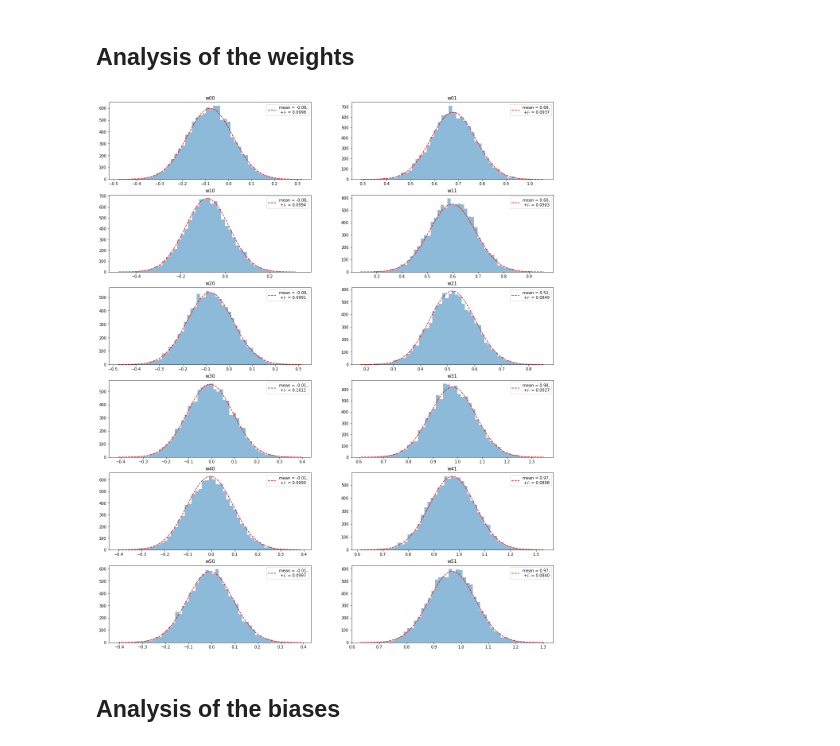
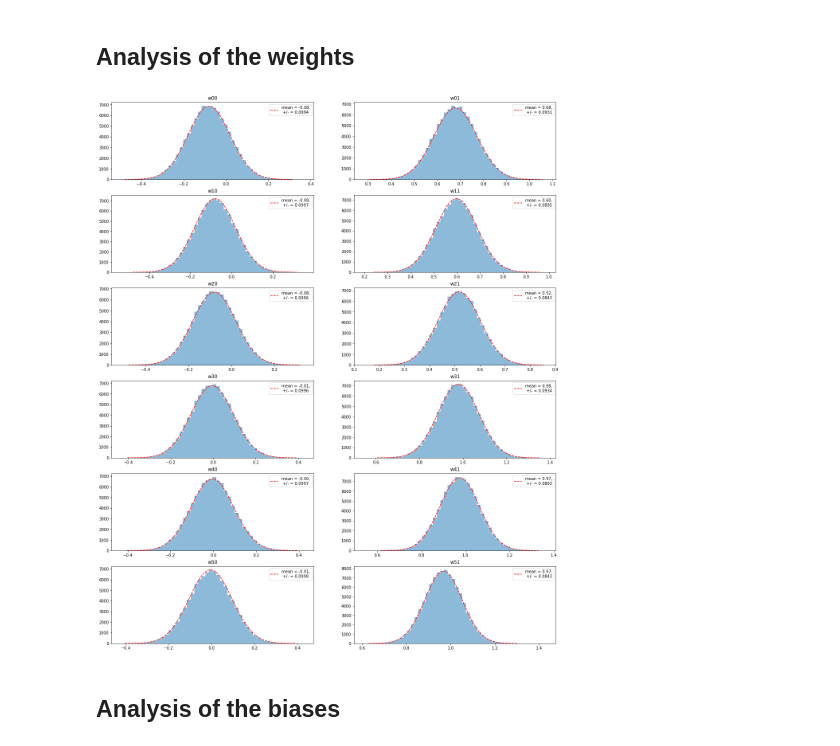
Before and after one commit to Ferraah/ForecastersEnsemble, a Jupyter notebook: stats.ipynb, the cells around one changed output. Drawn from its saved outputs; the diff is of its cells as text; code cells hidden in the pictures.

```diff
--- a/stats.ipynb
+++ b/stats.ipynb
@@ -188,35 +188,35 @@ In order to run the simulations of the code, a virtual environment is necessary.
 import pandas as pd
 import numpy as np
 import matplotlib.pyplot as plt
 
 # Load the data
-df = pd.read_csv('data/weights.csv')
+df = pd.read_csv('preds/weights_joblib.csv')
 
 # Create a figure with 12 subplots
 fig, axs = plt.subplots(6, 2, figsize=(20, 25))
 
 # On the i-th axis, plot the i-th column of the data
 for i, ax in enumerate(axs.flat):
     hist_values, bin_edges, _ = ax.hist(df.iloc[:, i+1], bins=50, alpha=0.5)
 
     # Superimpose a gaussian distribution with the same mean and standard deviation
     mean = df.iloc[:, i+1].mean()
     std = df.iloc[:, i+1].std()
     x = np.linspace(mean - 4*std, mean + 4*std, 100)
     y = 1/(std * np.sqrt(2 * np.pi)) * np.exp(-0.5 * (x - mean)**2 / std**2)
     # Rescale the gaussian so that it fits the histogram distribution. This means, set the maximum of the gaussian to the maximum value of the histogram
 
     bin_width = bin_edges[1] - bin_edges[0]
     mean_bin_index = np.digitize(mean, bin_edges) - 1  # Get the bin containing the mean
     mean_bin_height = hist_values[mean_bin_index]
 
     y_rescaled = y * mean_bin_height / (1/(std * np.sqrt(2 * np.pi)))
 
     ax.plot(x, y_rescaled, 'r--', label='mean = {:.2f},\n +/- = {:.4f}'.format(mean, std), )
     ax.legend(loc='upper right')
     ax.set_title(df.columns[i+1])
 # %% [output]
-[figure, old version]
+[figure, new version]
 # %% [markdown]
 ## Analysis of the biases
 # %%
```
Also changed, not shown: parts of 3 cells of this notebook, 9 other files.
